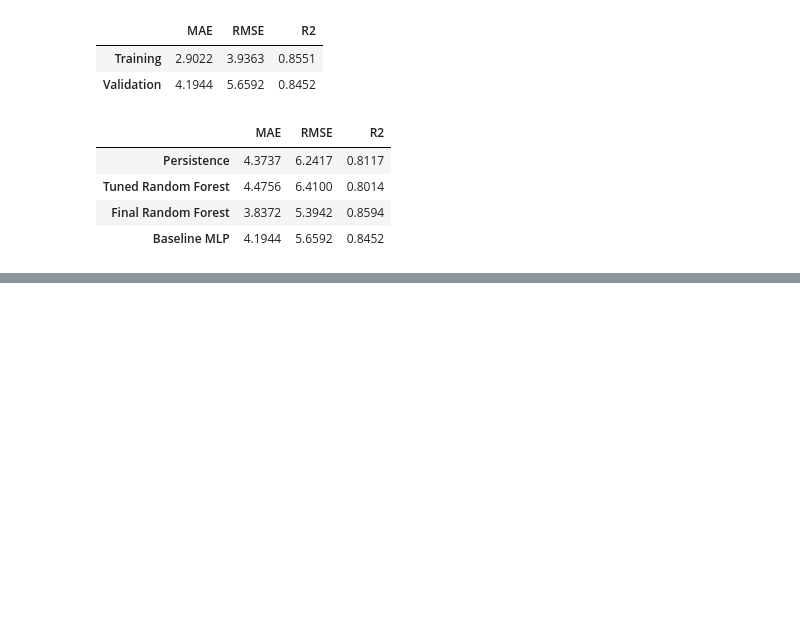
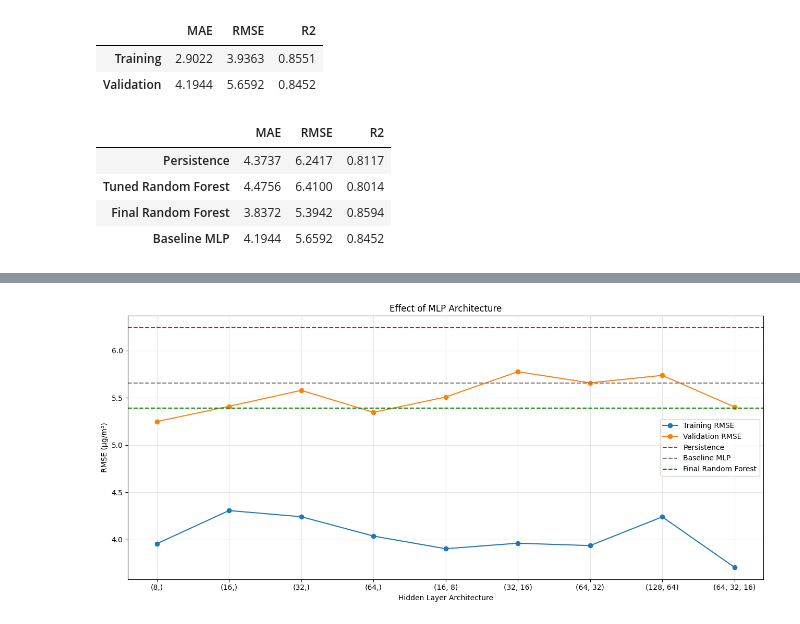
Before and after one commit to mapadeawdai/PM2.5_Prediction, a Jupyter notebook: main.ipynb, the cells around one changed output, grey strips where cells are left out. Cells and saved outputs as stored; diff of their text form; code cells hidden in the pictures; blank space fills up the shorter version.

```diff
--- a/main.ipynb
+++ b/main.ipynb
@@ -3021,0 +3187,47 @@ display(comparison.round(4))
+# %%
+plt.figure(figsize=(13, 6))
+
+plt.plot(
+    architecture_results["architecture"],
+    architecture_results["train_RMSE"],
+    marker="o",
+    label="Training RMSE"
+)
+
+plt.plot(
+    architecture_results["architecture"],
+    architecture_results["val_RMSE"],
+    marker="o",
+    label="Validation RMSE"
+)
+
+plt.axhline(
+    6.2417,
+    color="red",
+    linestyle="--",
+    label="Persistence"
+)
+
+plt.axhline(
+    5.6592,
+    color="gray",
+    linestyle="--",
+    label="Baseline MLP"
+)
+
+plt.axhline(
+    5.3942,
+    color="green",
+    linestyle="--",
+    label="Final Random Forest"
+)
+
+plt.xlabel("Hidden Layer Architecture")
+plt.ylabel("RMSE (µg/m³)")
+plt.title("Effect of MLP Architecture")
+plt.legend()
+plt.grid(alpha=0.3)
+plt.tight_layout()
+plt.show()
+# %% [output]
+[figure, added]
```
Also changed, not shown: parts of 14 cells of this notebook.
